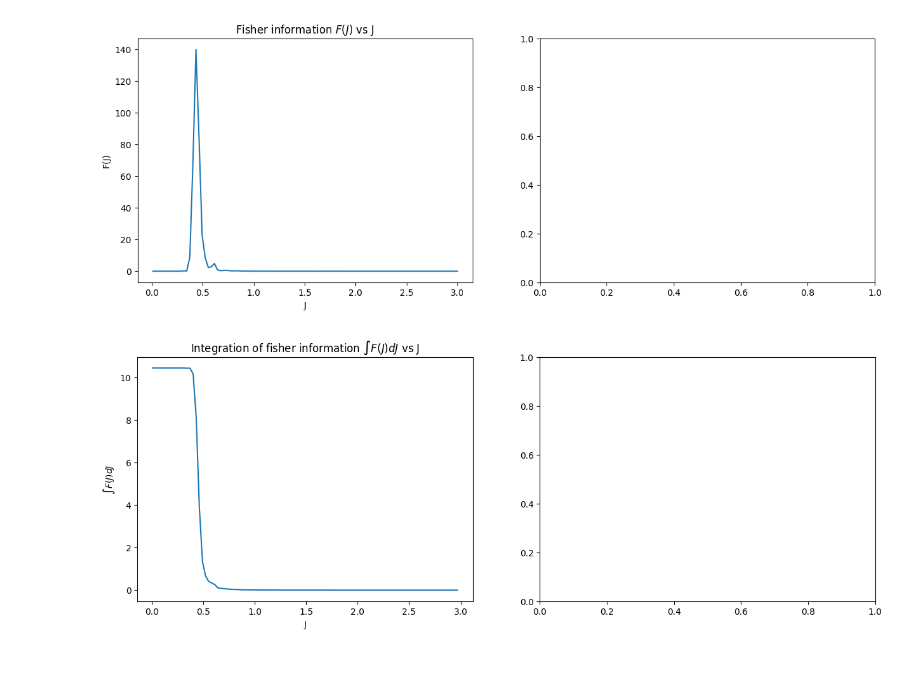
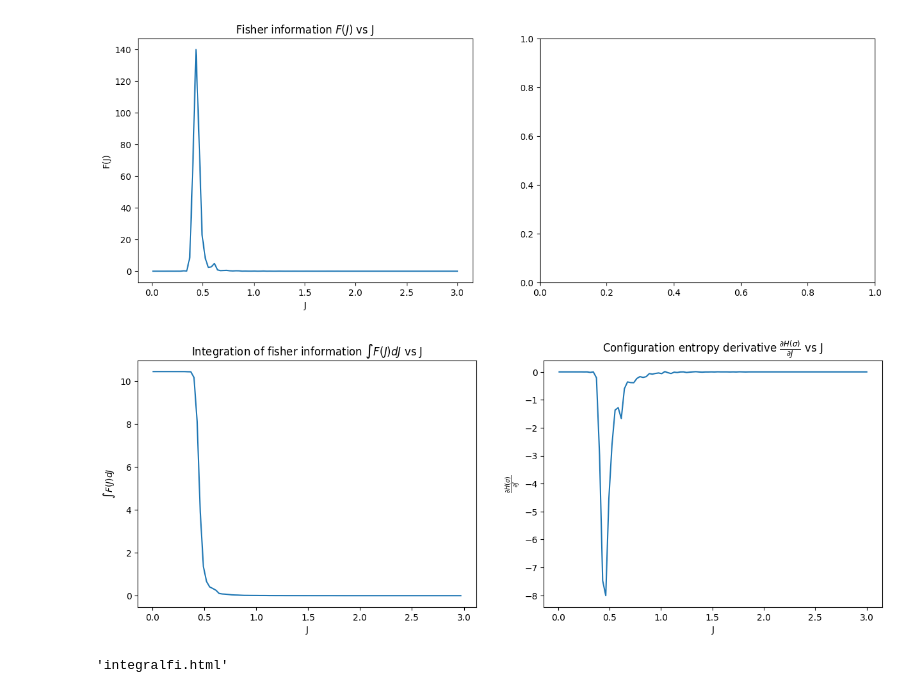
Before and after one commit to qianyangchen/IsingModel2D, a Jupyter notebook: Ising2D.ipynb, the cells around one changed output. Saved outputs shown, nothing was run; the diff lists cells and outputs as text; code cells hidden in the pictures; blank space fills up the shorter version.

```diff
--- a/Ising2D.ipynb
+++ b/Ising2D.ipynb
@@ -469,3 +471,16 @@ for j in Js:
 # %% [output]
 CPU times: user 6min 21s, sys: 2.1 s, total: 6min 23s
 Wall time: 6min 23s
+# %%
+etpSigmaDerv = get_derivatives(np.array(list(etpSigma.keys())), np.array(list(etpSigma.values())))
+fig, axes = plt.subplots(nrows=1, ncols=2, figsize=(15, 5))
+ax = axes[0]
+ax.plot(etpSigma.keys(), etpSigma.values())
+ax.set_title(r'Configuration entropy $H(\sigma)$ vs J');
+ax.set_xlabel('J');
+ax.set_ylabel(r'$H(\sigma)$ [bits]');
+ax = axes[1]
+ax.plot(etpSigma.keys(), etpSigmaDerv)
+ax.set_title(r'Configuration entropy derivative $\frac{\partial H(\sigma)}{\partial J}$ vs J');
+ax.set_xlabel('J');
+ax.set_ylabel(r'$\frac{\partial H(\sigma)}{\partial J}$');
@@ -536,15 +553,34 @@ def get_integral(xVals, fxVals, start, end):
 # %%
 jVals = np.array(list(fisherInfo.keys()))
 fiVals = np.array(list(fisherInfo.values()))
 fiIntegrate = {}
 for j in jVals:
     fiIntegrate[j] = get_integral(jVals, fiVals, j, jVals.max())
 
 fig, axes = plt.subplots(nrows=1, ncols=2, figsize=(15, 5))
 ax = axes[0]
 ax.plot(fiIntegrate.keys(), fiIntegrate.values())
 ax.set_title(r'Integration of fisher information $\int{F(J)}dJ$ vs J');
 ax.set_xlabel('J');
 ax.set_ylabel(r'$\int{F(J)}dJ$');
+ax = axes[1]
+ax.plot(etpSigma.keys(), etpSigmaDerv)
+ax.set_title(r'Configuration entropy derivative $\frac{\partial H(\sigma)}{\partial J}$ vs J');
+ax.set_xlabel('J');
+ax.set_ylabel(r'$\frac{\partial H(\sigma)}{\partial J}$');
 # %% [output]
-[figure, old version]
+[figure, new version]
+# %%
+# make interactive plot
+fig = go.Figure()
+fig.add_trace(go.Scatter(x=list(fiIntegrate.keys()), y=list(fiIntegrate.values()), name='integrate fi', mode='lines'))
+fig.update_layout(title=r'Integration of fisher information $\int{F(J)}dJ$ vs J',
+                  xaxis_title='J',
+                  yaxis_title=r'$\int{F(J)}dJ$',
+                  # autosize=False,
+                  # width=7*96,
+                  # height=5*96
+                  )
+plot(fig, filename='integralfi.html', auto_open=True)
+# %% [output]
+'integralfi.html'
```
Also changed, not shown: parts of 4 cells of this notebook.
